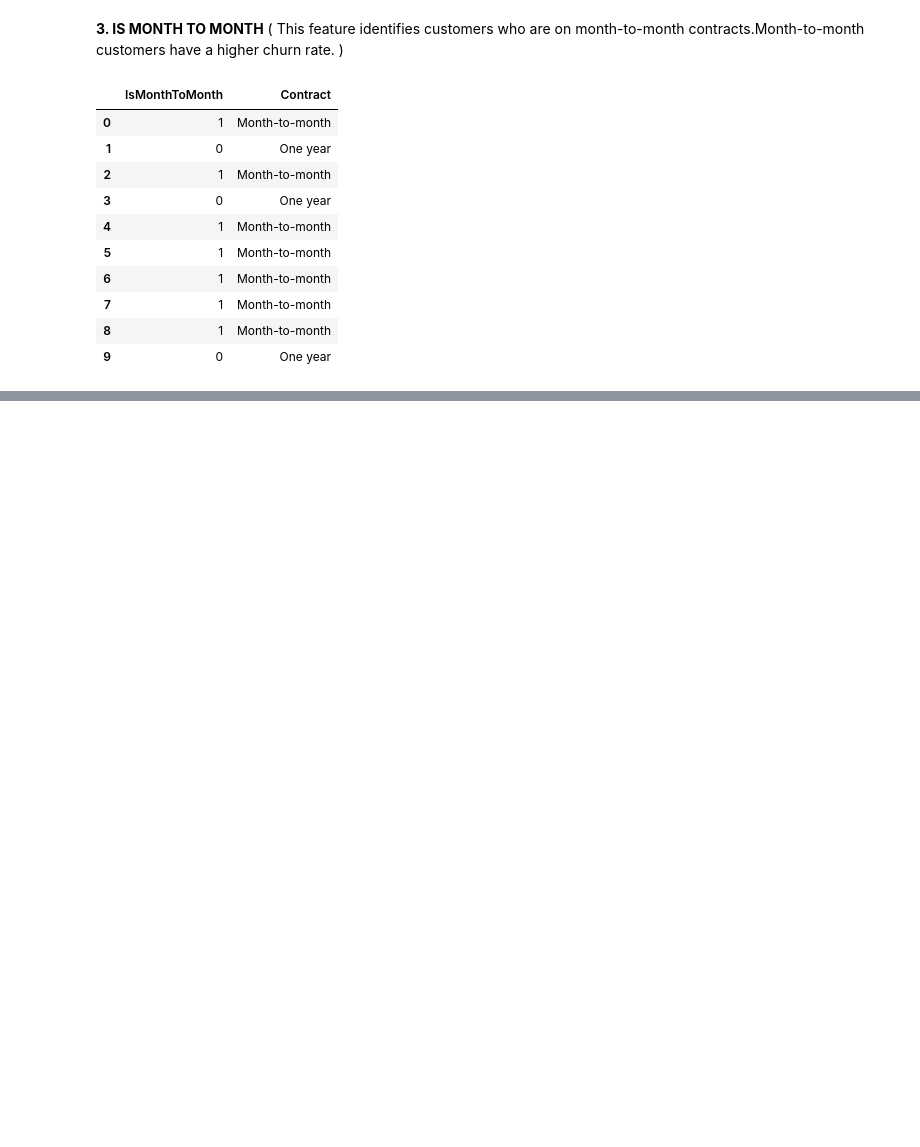
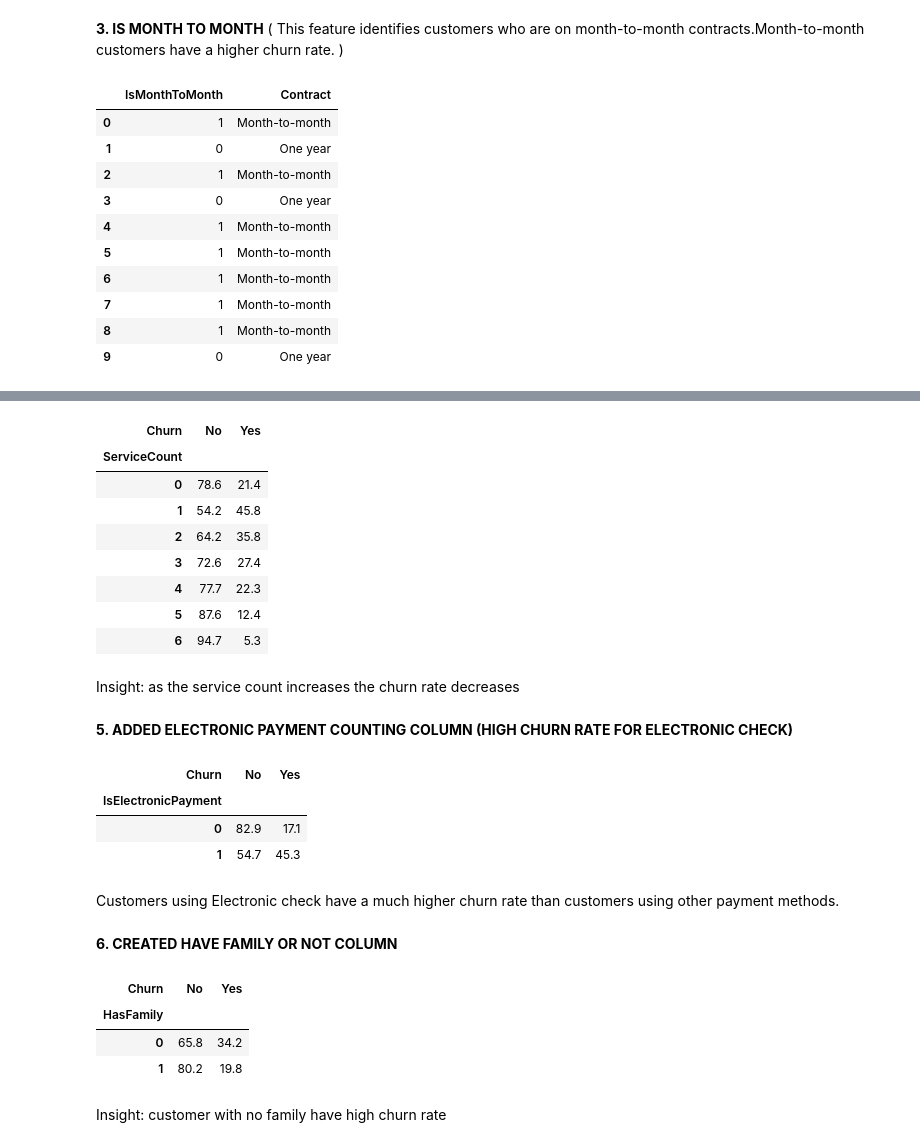
Before and after one commit to AbhijithAJ3/customer-churn-ltv, a Jupyter notebook: notebooks/03_feature_engineering.ipynb, the cells around one changed output, grey strips where cells are left out. Drawn from its saved outputs; the diff is of its cells as text; code cells hidden in the pictures; blank space fills up the shorter version.

Commit message:
added engineered features for churn analysis

```diff
--- a/notebooks/03_feature_engineering.ipynb
+++ b/notebooks/03_feature_engineering.ipynb
@@ -214,0 +195,20 @@ pd.read_csv(
+# %%
+pd.crosstab(
+    df["ServiceCount"],
+    df["Churn"],
+    normalize="index"
+).round(3) * 100
+# %% [output]
+| Churn | No | Yes |
+| ServiceCount |  |  |
+| 0 | 78.6 | 21.4 |
+| 1 | 54.2 | 45.8 |
+| 2 | 64.2 | 35.8 |
+| 3 | 72.6 | 27.4 |
+| 4 | 77.7 | 22.3 |
+| 5 | 87.6 | 12.4 |
+| 6 | 94.7 | 5.3 |
+# %% [markdown]
+Insight: as the service count increases the churn rate decreases
+# %% [markdown]
+**5. ADDED ELECTRONIC PAYMENT COUNTING COLUMN  (HIGH CHURN RATE FOR ELECTRONIC CHECK)**
@@ -214,0 +217,15 @@ pd.read_csv(
+# %%
+pd.crosstab(
+    df['IsElectronicPayment'],
+    df['Churn'],
+    normalize='index'
+).round(3)*100
+# %% [output]
+| Churn | No | Yes |
+| IsElectronicPayment |  |  |
+| 0 | 82.9 | 17.1 |
+| 1 | 54.7 | 45.3 |
+# %% [markdown]
+Customers using Electronic check have a much higher churn rate than customers using other payment methods.
+# %% [markdown]
+**6. CREATED HAVE FAMILY OR NOT COLUMN**
@@ -214,0 +237,13 @@ pd.read_csv(
+# %%
+pd.crosstab(
+    df['HasFamily'],
+    df['Churn'],
+    normalize='index'
+).round(3)*100
+# %% [output]
+| Churn | No | Yes |
+| HasFamily |  |  |
+| 0 | 65.8 | 34.2 |
+| 1 | 80.2 | 19.8 |
+# %% [markdown]
+Insight: customer with no family have high churn rate
```
Also changed, not shown: parts of 22 cells of this notebook.
